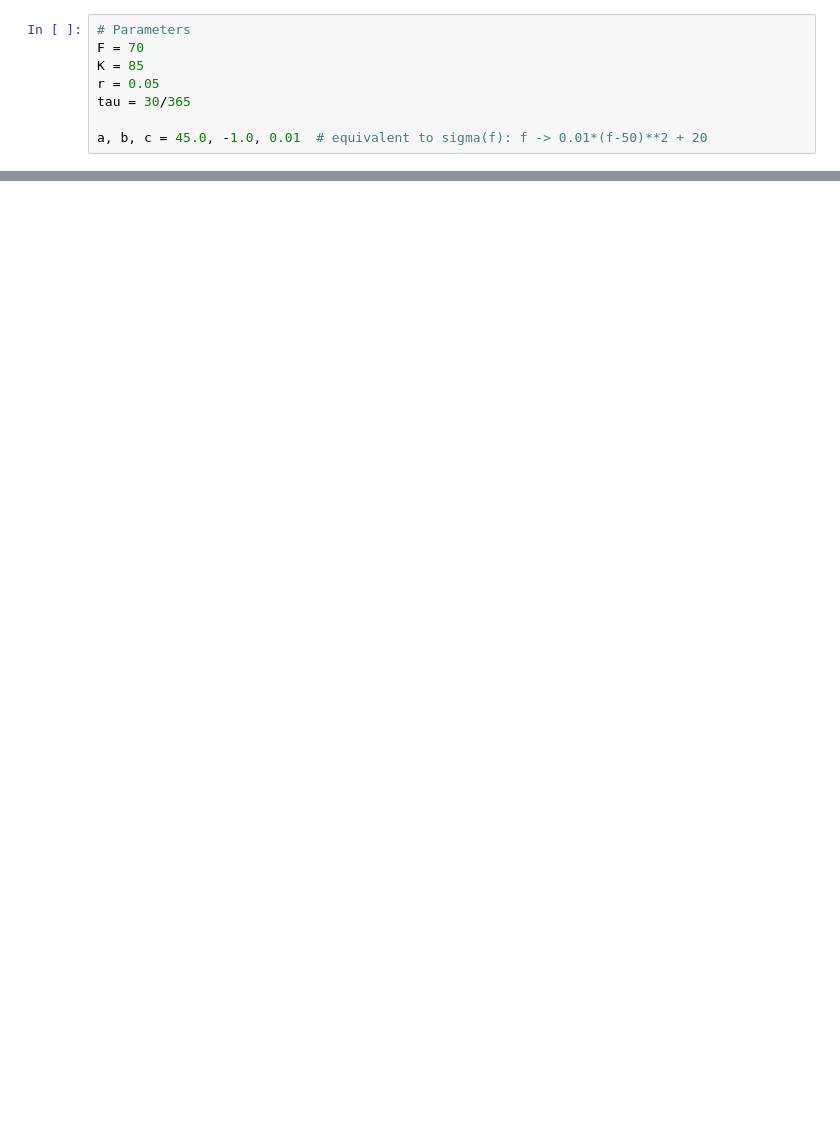
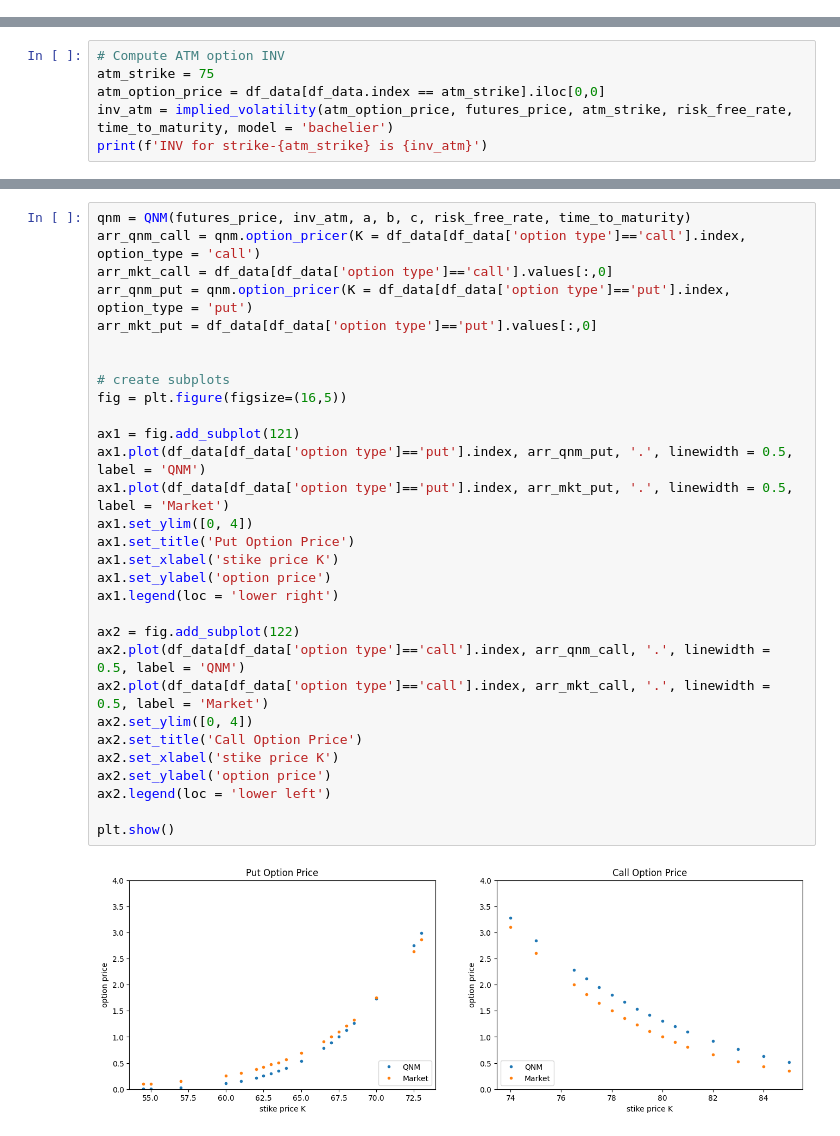
Before and after one commit to WuYenSun/Quadratic_Normal_Model_Calibration, a Jupyter notebook: Quadratic_Normal_Model_(Bouchouev,_2023).ipynb, the cells around one changed output, grey strips where cells are left out. Saved outputs shown, nothing was run; the diff lists cells and outputs as text; blank space fills up the shorter version.

```diff
--- a/Quadratic_Normal_Model_(Bouchouev,_2023).ipynb
+++ b/Quadratic_Normal_Model_(Bouchouev,_2023).ipynb
@@ -7,8 +6,0 @@ from scipy.optimize import brentq, fsolve, minimize_scalar
-# %%
-# Parameters
-F = 70
-K = 85
-r = 0.05
-tau = 30/365
-
-a, b, c = 45.0, -1.0, 0.01  # equivalent to sigma(f): f -> 0.01*(f-50)**2 + 20
@@ -91,0 +186,6 @@ put is 15.0785 with standard error 0.002613
+# %%
+# Compute ATM option INV
+atm_strike = 75
+atm_option_price = df_data[df_data.index == atm_strike].iloc[0,0]
+inv_atm = implied_volatility(atm_option_price, futures_price, atm_strike, risk_free_rate, time_to_maturity, model = 'bachelier')
+print(f'INV for strike-{atm_strike} is {inv_atm}')
@@ -93,0 +221,32 @@ put is 15.0785 with standard error 0.002613
+# %%
+qnm = QNM(futures_price, inv_atm, a, b, c, risk_free_rate, time_to_maturity)
+arr_qnm_call = qnm.option_pricer(K = df_data[df_data['option type']=='call'].index, option_type = 'call')
+arr_mkt_call = df_data[df_data['option type']=='call'].values[:,0]
+arr_qnm_put = qnm.option_pricer(K = df_data[df_data['option type']=='put'].index, option_type = 'put')
+arr_mkt_put = df_data[df_data['option type']=='put'].values[:,0]
+
+
+# create subplots
+fig = plt.figure(figsize=(16,5))
+
+ax1 = fig.add_subplot(121)
+ax1.plot(df_data[df_data['option type']=='put'].index, arr_qnm_put, '.', linewidth = 0.5, label = 'QNM')
+ax1.plot(df_data[df_data['option type']=='put'].index, arr_mkt_put, '.', linewidth = 0.5, label = 'Market')
+ax1.set_ylim([0, 4])
+ax1.set_title('Put Option Price')
+ax1.set_xlabel('stike price K')
+ax1.set_ylabel('option price')
+ax1.legend(loc = 'lower right')
+
+ax2 = fig.add_subplot(122)
+ax2.plot(df_data[df_data['option type']=='call'].index, arr_qnm_call, '.', linewidth = 0.5, label = 'QNM')
+ax2.plot(df_data[df_data['option type']=='call'].index, arr_mkt_call, '.', linewidth = 0.5, label = 'Market')
+ax2.set_ylim([0, 4])
+ax2.set_title('Call Option Price')
+ax2.set_xlabel('stike price K')
+ax2.set_ylabel('option price')
+ax2.legend(loc = 'lower left')
+
+plt.show()
+# %% [output]
+[figure, added]
```
Also changed, not shown: parts of 21 cells of this notebook.
